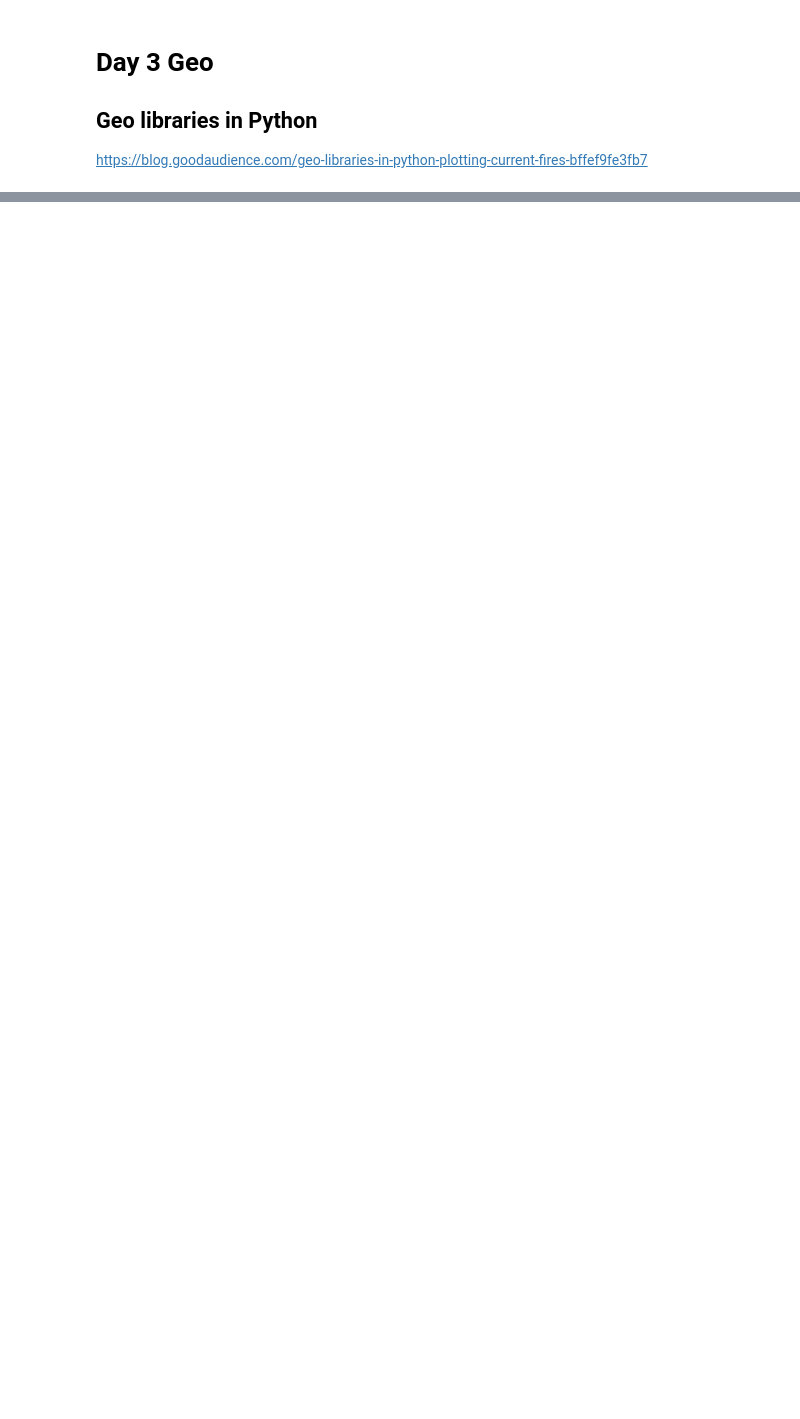
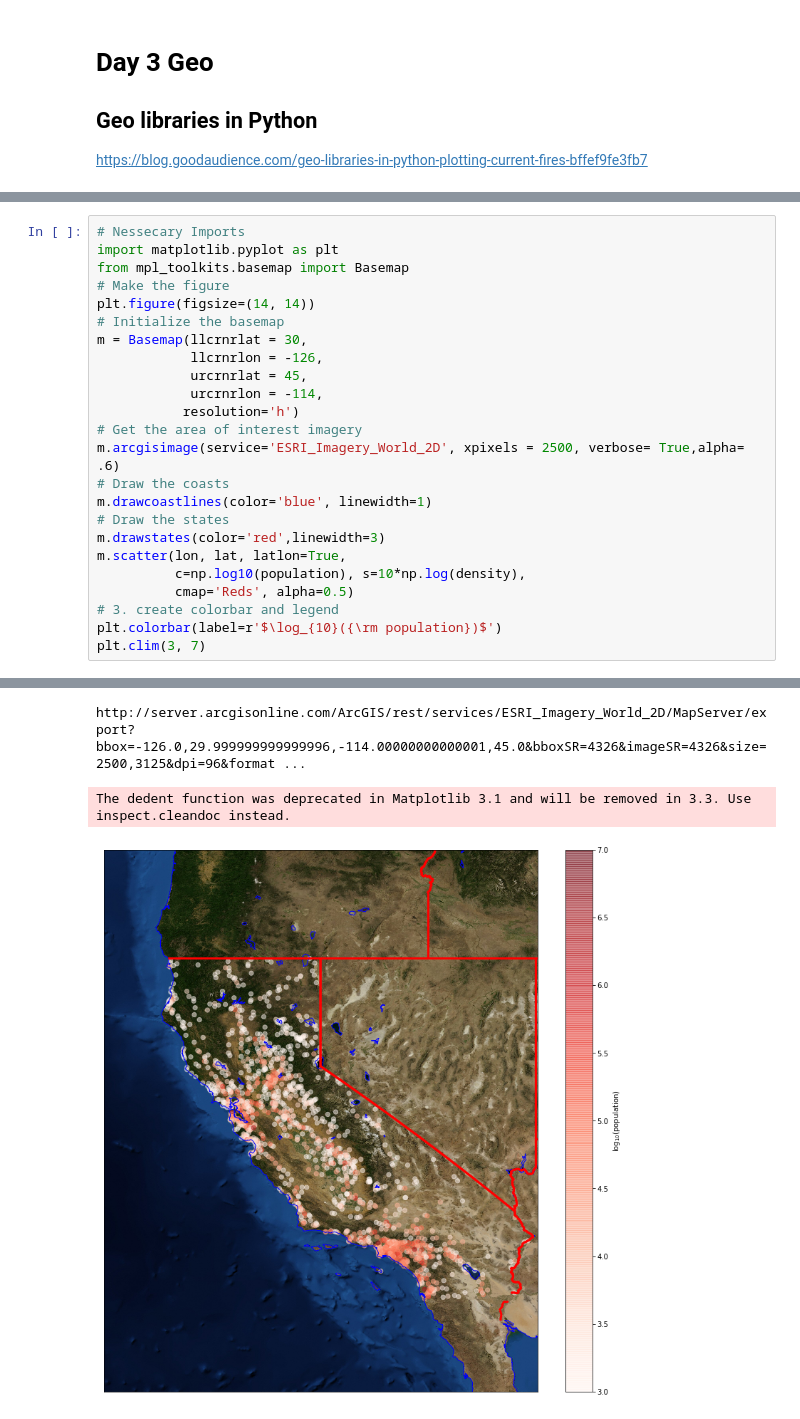
Before and after one commit to nbeyond/OpenSourceKigamSandbox, a Jupyter notebook: python/Day 3Geo.ipynb, the cells around one changed output, grey strips where cells are left out. Drawn from its saved outputs; the diff is of its cells as text; blank space fills up the shorter version.

```diff
--- a/python/Day 3Geo.ipynb
+++ b/python/Day 3Geo.ipynb
@@ -20,0 +74,25 @@ Clipping input data to the valid range for imshow with RGB data ([0..1] for floa
+# %%
+# Nessecary Imports
+import matplotlib.pyplot as plt
+from mpl_toolkits.basemap import Basemap
+# Make the figure
+plt.figure(figsize=(14, 14))
+# Initialize the basemap
+m = Basemap(llcrnrlat = 30,
+            llcrnrlon = -126,
+            urcrnrlat = 45,
+            urcrnrlon = -114,
+           resolution='h')
+# Get the area of interest imagery
+m.arcgisimage(service='ESRI_Imagery_World_2D', xpixels = 2500, verbose= True,alpha= .6)
+# Draw the coasts
+m.drawcoastlines(color='blue', linewidth=1)
+# Draw the states
+m.drawstates(color='red',linewidth=3)
+m.scatter(lon, lat, latlon=True,
+          c=np.log10(population), s=10*np.log(density),
+          cmap='Reds', alpha=0.5)
+# 3. create colorbar and legend
+plt.colorbar(label=r'$\log_{10}({\rm population})$')
+plt.clim(3, 7)
+# %% [output]
@@ -20,0 +101,3 @@ Clipping input data to the valid range for imshow with RGB data ([0..1] for floa
+http://server.arcgisonline.com/ArcGIS/rest/services/ESRI_Imagery_World_2D/MapServer/export?bbox=-126.0,29.999999999999996,-114.00000000000001,45.0&bboxSR=4326&imageSR=4326&size=2500,3125&dpi=96&format ...
+The dedent function was deprecated in Matplotlib 3.1 and will be removed in 3.3. Use inspect.cleandoc instead.
+[figure, added]
```
Also changed, not shown: parts of 6 cells of this notebook.
